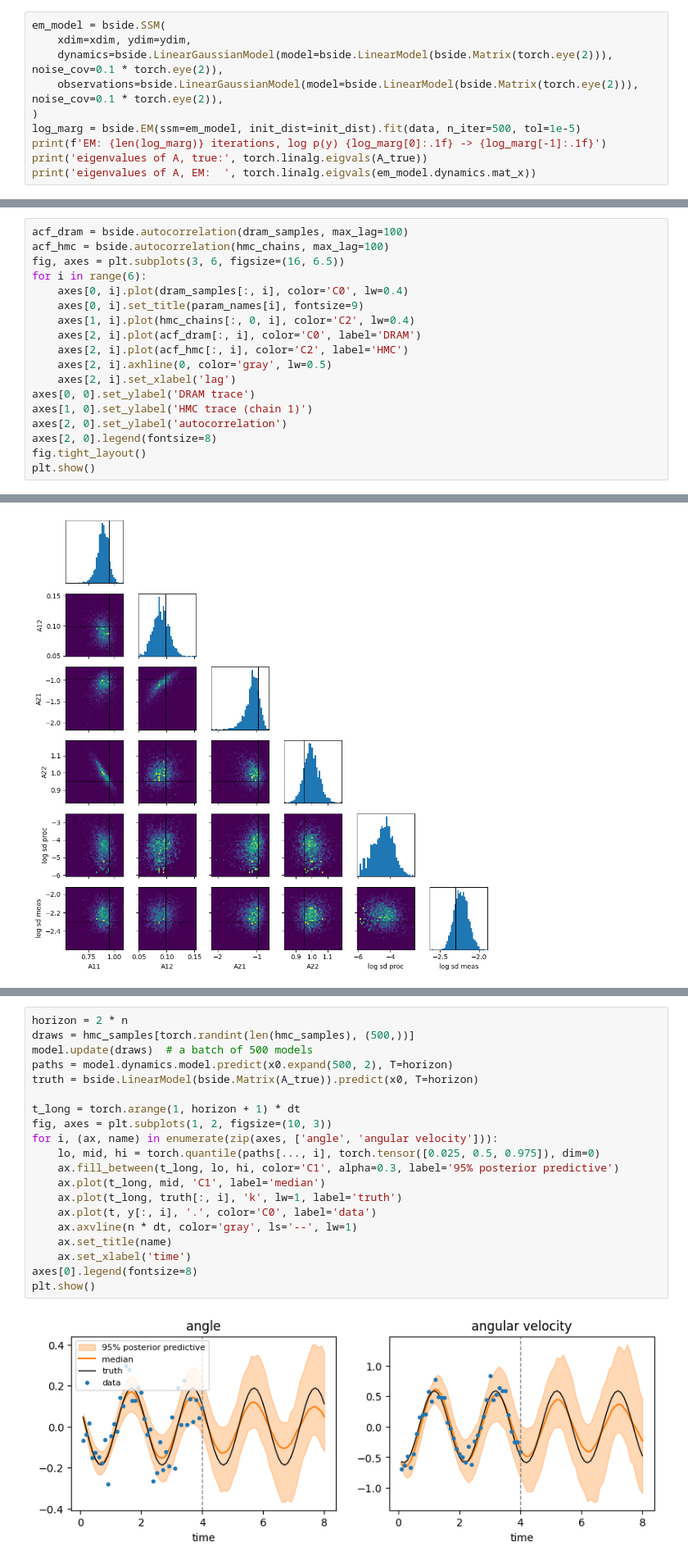
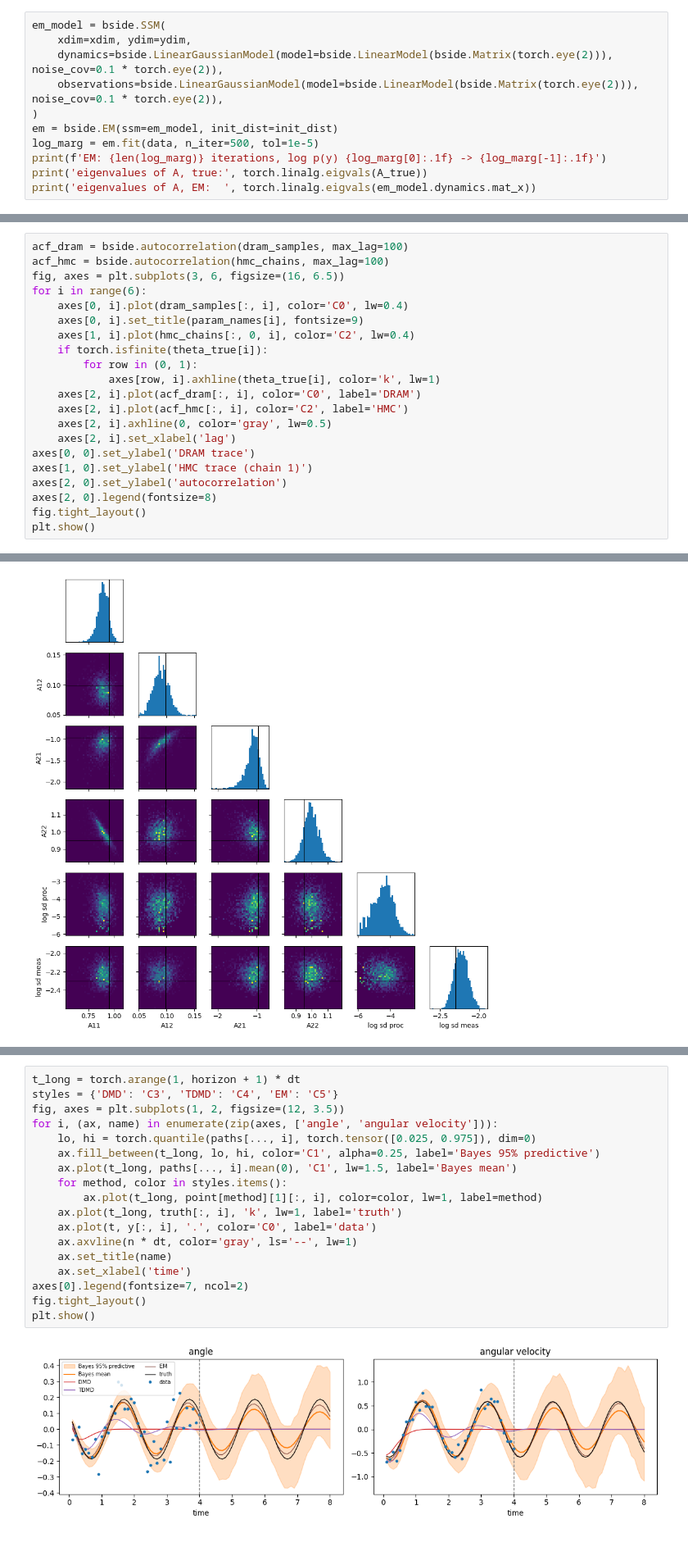
Before and after one commit to ngalioto/bside, a Jupyter notebook: examples/linear_pendulum.ipynb, the cells around one changed output, grey strips where cells are left out. Shown at 82% size. Saved outputs shown, nothing was run; the diff lists cells and outputs as text.

```diff
--- a/examples/linear_pendulum.ipynb
+++ b/examples/linear_pendulum.ipynb
@@ -95,7 +100,8 @@ em_model = bside.SSM(
     dynamics=bside.LinearGaussianModel(model=bside.LinearModel(bside.Matrix(torch.eye(2))), noise_cov=0.1 * torch.eye(2)),
     observations=bside.LinearGaussianModel(model=bside.LinearModel(bside.Matrix(torch.eye(2))), noise_cov=0.1 * torch.eye(2)),
 )
-log_marg = bside.EM(ssm=em_model, init_dist=init_dist).fit(data, n_iter=500, tol=1e-5)
+em = bside.EM(ssm=em_model, init_dist=init_dist)
+log_marg = em.fit(data, n_iter=500, tol=1e-5)
 print(f'EM: {len(log_marg)} iterations, log p(y) {log_marg[0]:.1f} -> {log_marg[-1]:.1f}')
 print('eigenvalues of A, true:', torch.linalg.eigvals(A_true))
 print('eigenvalues of A, EM:  ', torch.linalg.eigvals(em_model.dynamics.mat_x))
@@ -203,6 +209,9 @@ for i in range(6):
     axes[0, i].plot(dram_samples[:, i], color='C0', lw=0.4)
     axes[0, i].set_title(param_names[i], fontsize=9)
     axes[1, i].plot(hmc_chains[:, 0, i], color='C2', lw=0.4)
+    if torch.isfinite(theta_true[i]):
+        for row in (0, 1):
+            axes[row, i].axhline(theta_true[i], color='k', lw=1)
     axes[2, i].plot(acf_dram[:, i], color='C0', label='DRAM')
     axes[2, i].plot(acf_hmc[:, i], color='C2', label='HMC')
     axes[2, i].axhline(0, color='gray', lw=0.5)
@@ -249,22 +298,20 @@ be, and it widens as the forecast moves away from the data.
 # %%
-horizon = 2 * n
-draws = hmc_samples[torch.randint(len(hmc_samples), (500,))]
-model.update(draws)  # a batch of 500 models
-paths = model.dynamics.model.predict(x0.expand(500, 2), T=horizon)
-truth = bside.LinearModel(bside.Matrix(A_true)).predict(x0, T=horizon)
-
 t_long = torch.arange(1, horizon + 1) * dt
-fig, axes = plt.subplots(1, 2, figsize=(10, 3))
+styles = {'DMD': 'C3', 'TDMD': 'C4', 'EM': 'C5'}
+fig, axes = plt.subplots(1, 2, figsize=(12, 3.5))
 for i, (ax, name) in enumerate(zip(axes, ['angle', 'angular velocity'])):
-    lo, mid, hi = torch.quantile(paths[..., i], torch.tensor([0.025, 0.5, 0.975]), dim=0)
-    ax.fill_between(t_long, lo, hi, color='C1', alpha=0.3, label='95% posterior predictive')
-    ax.plot(t_long, mid, 'C1', label='median')
+    lo, hi = torch.quantile(paths[..., i], torch.tensor([0.025, 0.975]), dim=0)
+    ax.fill_between(t_long, lo, hi, color='C1', alpha=0.25, label='Bayes 95% predictive')
+    ax.plot(t_long, paths[..., i].mean(0), 'C1', lw=1.5, label='Bayes mean')
+    for method, color in styles.items():
+        ax.plot(t_long, point[method][1][:, i], color=color, lw=1, label=method)
     ax.plot(t_long, truth[:, i], 'k', lw=1, label='truth')
     ax.plot(t, y[:, i], '.', color='C0', label='data')
     ax.axvline(n * dt, color='gray', ls='--', lw=1)
     ax.set_title(name)
     ax.set_xlabel('time')
-axes[0].legend(fontsize=8)
+axes[0].legend(fontsize=7, ncol=2)
+fig.tight_layout()
 plt.show()
 # %% [output]
-[figure, old version]
+[figure, new version]
```
Also changed, not shown: parts of 10 cells of this notebook, 10 other files.
